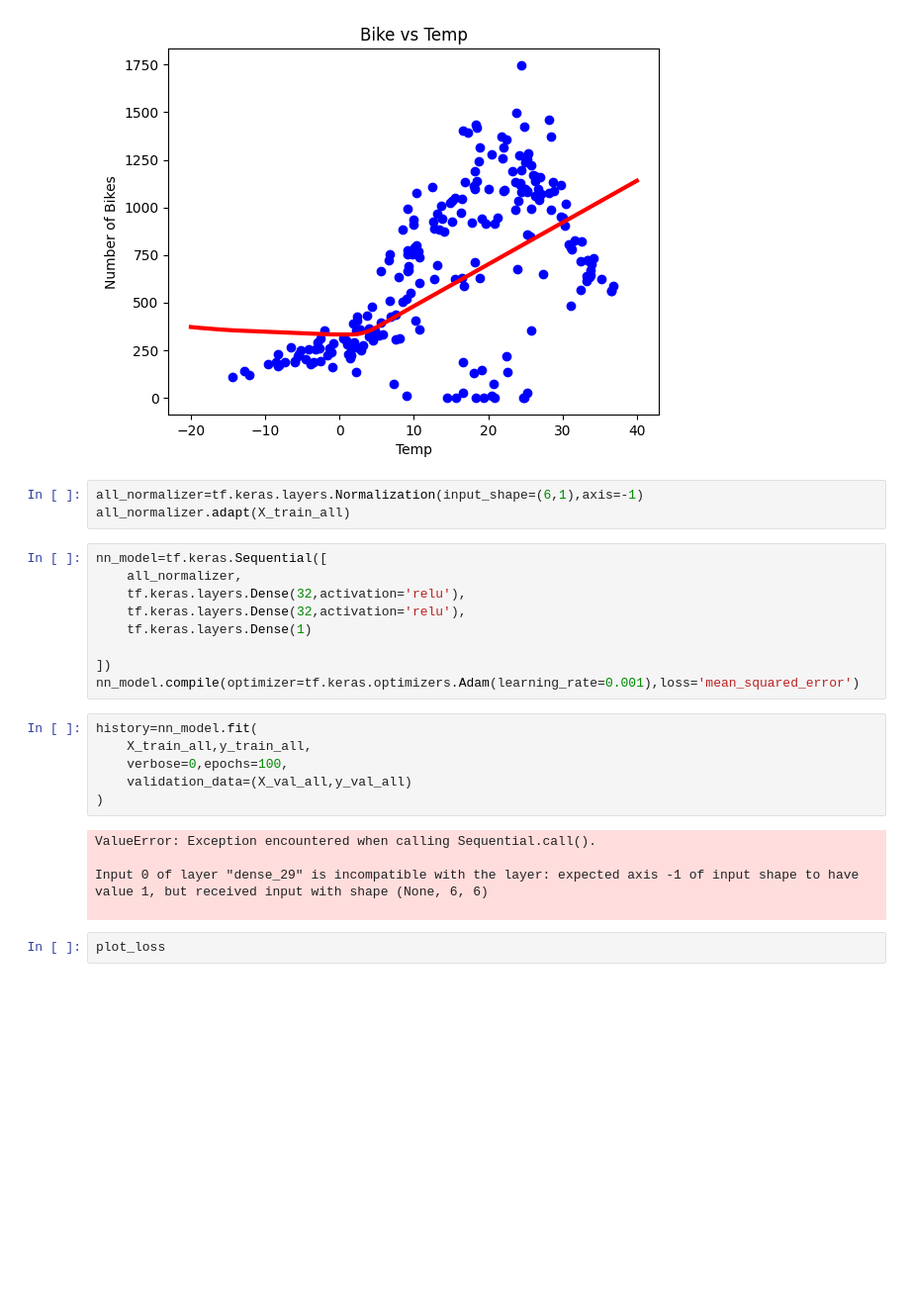
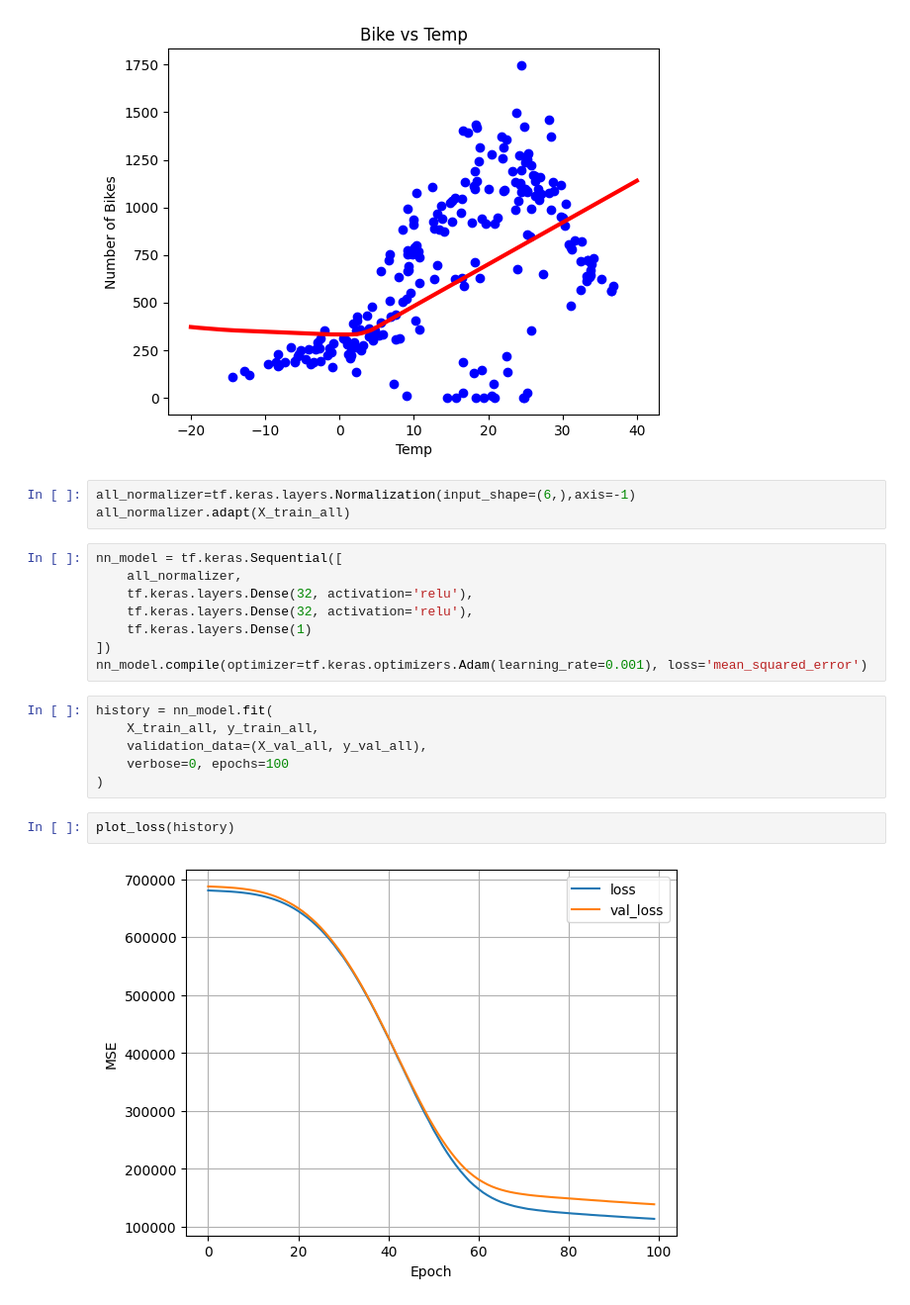
Before and after one commit to kimvongola/Self-Study-ML2, a Jupyter notebook: Self_Study_ML2.ipynb, the cells around one changed output. Shown: that part at 99% size. Drawn from its saved outputs; the diff is of its cells as text; blank space fills up the shorter version.

```diff
--- a/Self_Study_ML2.ipynb
+++ b/Self_Study_ML2.ipynb
@@ -198,27 +198,23 @@ WARNING:tensorflow:5 out of the last 13 calls to <function TensorFlowTrainer.mak
 4/4 ━━━━━━━━━━━━━━━━━━━━ 0s 19ms/step
 [figure]
 # %%
-all_normalizer=tf.keras.layers.Normalization(input_shape=(6,1),axis=-1)
+all_normalizer=tf.keras.layers.Normalization(input_shape=(6,),axis=-1)
 all_normalizer.adapt(X_train_all)
 # %%
-nn_model=tf.keras.Sequential([
+nn_model = tf.keras.Sequential([
     all_normalizer,
-    tf.keras.layers.Dense(32,activation='relu'),
-    tf.keras.layers.Dense(32,activation='relu'),
+    tf.keras.layers.Dense(32, activation='relu'),
+    tf.keras.layers.Dense(32, activation='relu'),
     tf.keras.layers.Dense(1)
-
 ])
-nn_model.compile(optimizer=tf.keras.optimizers.Adam(learning_rate=0.001),loss='mean_squared_error')
+nn_model.compile(optimizer=tf.keras.optimizers.Adam(learning_rate=0.001), loss='mean_squared_error')
 # %%
-history=nn_model.fit(
-    X_train_all,y_train_all,
-    verbose=0,epochs=100,
-    validation_data=(X_val_all,y_val_all)
+history = nn_model.fit(
+    X_train_all, y_train_all,
+    validation_data=(X_val_all, y_val_all),
+    verbose=0, epochs=100
 )
-# %% [output]
-ValueError: Exception encountered when calling Sequential.call().
-
-Input 0 of layer "dense_29" is incompatible with the layer: expected axis -1 of input shape to have value 1, but received input with shape (None, 6, 6)
-
 # %%
-plot_loss
+plot_loss(history)
+# %% [output]
+[figure, added]
```
